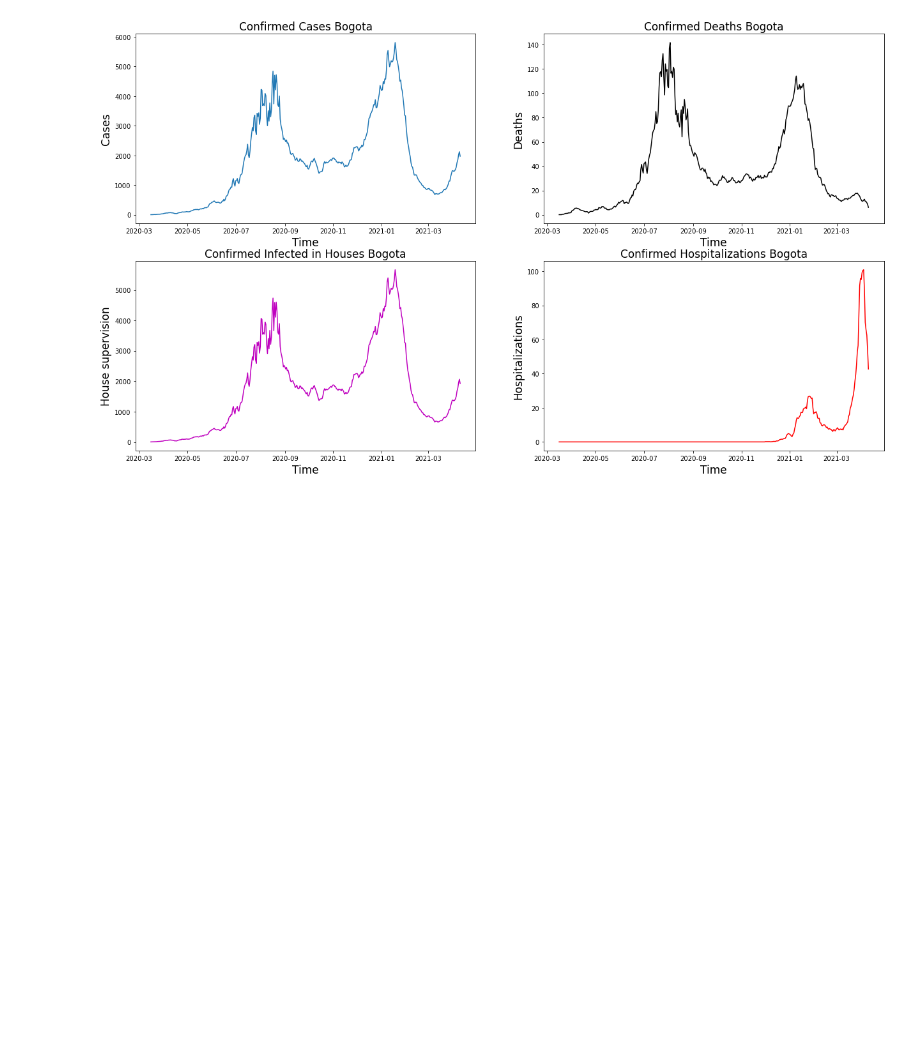
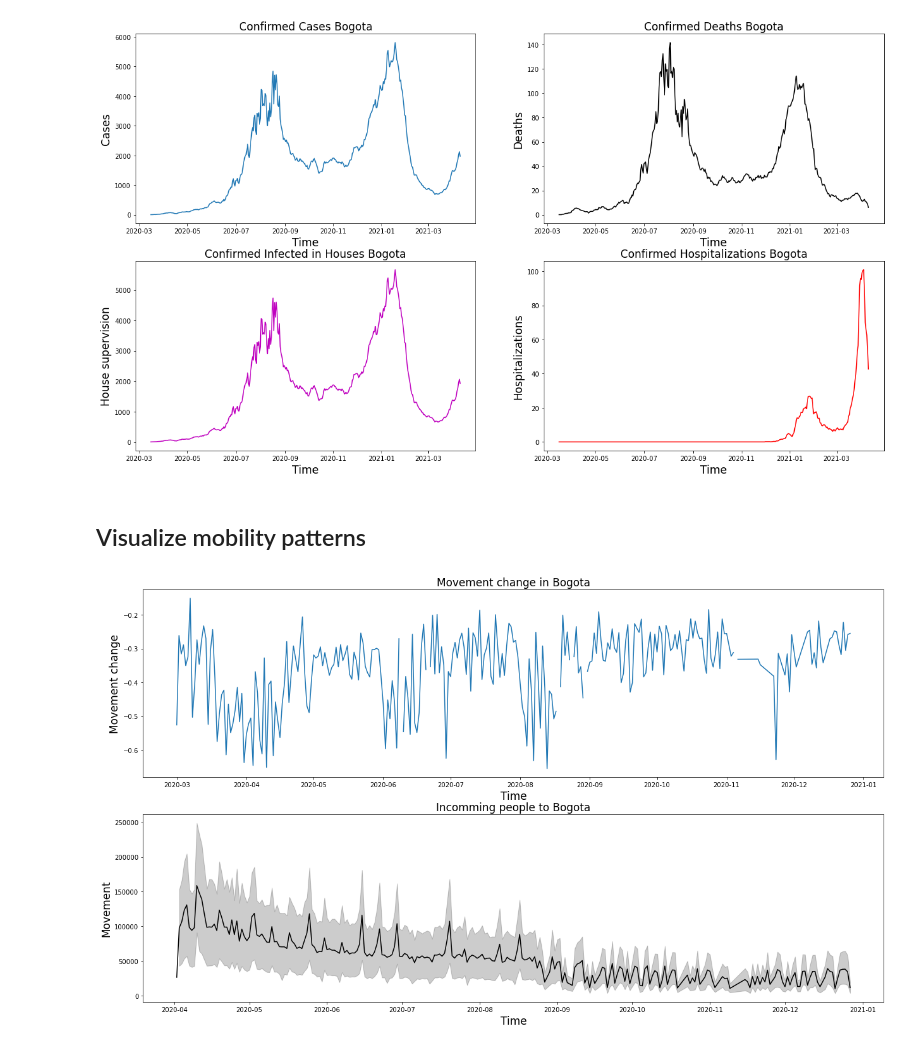
Before and after one commit to samueltof/covid19_forecast_ml, a Jupyter notebook: data_visualization.ipynb, the cells around one changed output. Drawn from its saved outputs; the diff is of its cells as text; code cells hidden in the pictures; blank space fills up the shorter version.

Commit message:
adding mobility data viz

```diff
--- a/data_visualization.ipynb
+++ b/data_visualization.ipynb
@@ -79,3 +51,44 @@ ax[1,1].set_title('Confirmed Hospitalizations Bogota',fontsize=17)
 plt.show()
 # %% [output]
 [figure]
+# %% [markdown]
+## Visualize mobility patterns
+# %%
+# Read mobility data
+df_movement_range_raw = pd.read_csv(os.path.join('data','movement_range.csv'))
+df_movement_range_raw = df_movement_range_raw.query(" poly_id == '11001' ")    # get only for Bogotá
+df_movement_range_raw['date_time'] = pd.to_datetime(df_movement_range_raw['date_time'], format='%Y-%m-%d')    # converted to datetime
+
+df_movement_raw = pd.read_csv(os.path.join('data','movement.csv'))
+df_movement_raw = df_movement_raw.query(" end_poly_id == '11001' ")    # get only for people incomming to Bogotá
+df_movement_raw['date_time'] = pd.to_datetime(df_movement_raw['date_time'], format='%Y-%m-%d')    # converted to datetime
+
+# Perform rolling average over data
+rolling_window_size = 7     # days
+date_times_movement_range = df_movement_range_raw['date_time'].tolist()
+date_times_movement       = df_movement_raw['date_time'].tolist()
+
+# Get data of interest
+movement_range = df_movement_range_raw['movement_change'].rolling(window=rolling_window_size).mean().tolist()
+movement       = df_movement_raw['movement'].rolling(window=rolling_window_size).mean().tolist()
+
+dict_movement_range = {'date_time':date_times_movement_range,'movement_change':movement_range}
+df_movement_range = pd.DataFrame(data=dict_movement_range)
+dict_movement = {'date_time':date_times_movement,'movement':movement}
+df_movement = pd.DataFrame(data=dict_movement)
+# %%
+fig,ax = plt.subplots(2,1,figsize=(7*3, 6*2))
+
+sns.lineplot(ax=ax[0], data=df_movement_range,x='date_time',y='movement_change')
+ax[0].set_xlabel('Time',fontsize=17)
+ax[0].set_ylabel('Movement change',fontsize=17)
+ax[0].set_title('Movement change in Bogota',fontsize=17)
+
+sns.lineplot(ax=ax[1], data=df_movement,x='date_time',y='movement',color='k')
+ax[1].set_xlabel('Time',fontsize=17)
+ax[1].set_ylabel('Movement',fontsize=17)
+ax[1].set_title('Incomming people to Bogota',fontsize=17)
+
+plt.show()
+# %% [output]
+[figure, added]
```
Also changed, not shown: parts of 3 cells of this notebook.
